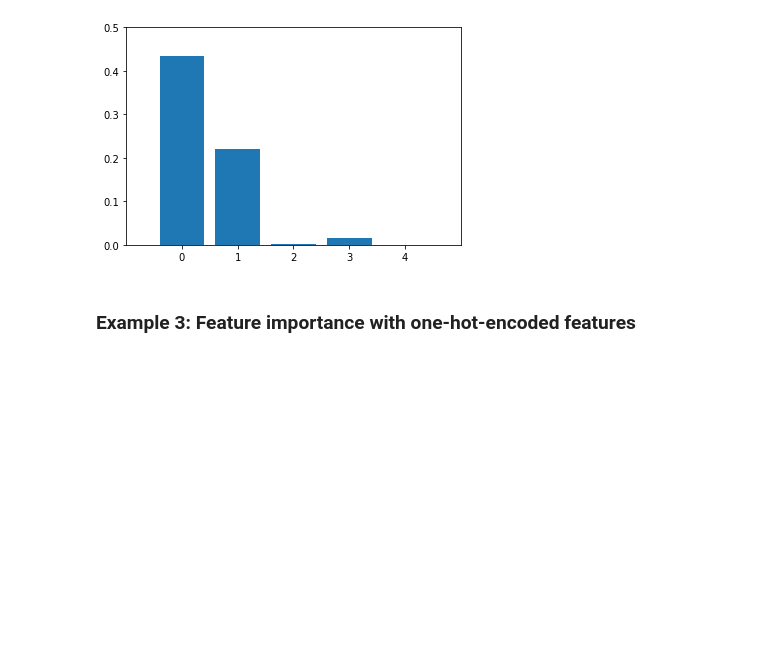
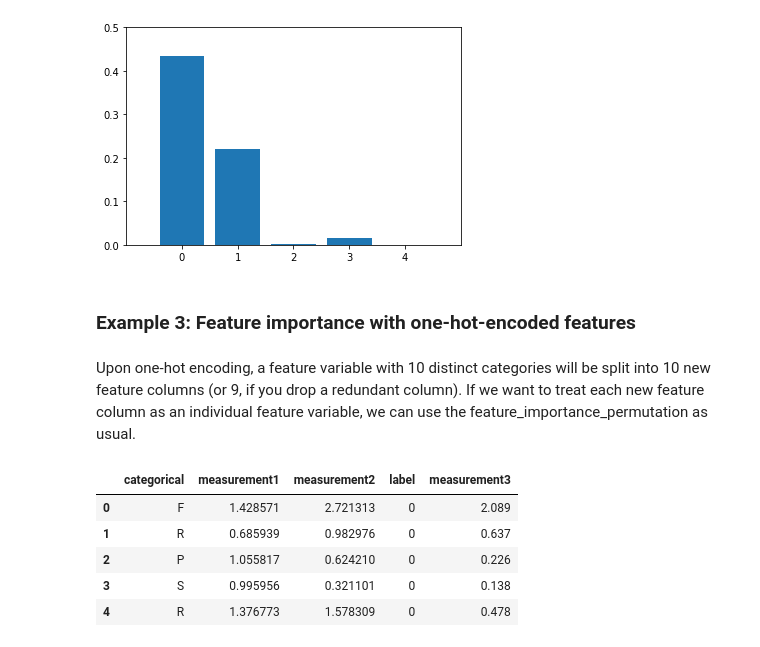
Before and after one commit to SamanAshtiani/feature_importance_permutation, a Jupyter notebook: feature_imprtance_permutation.ipynb, the cells around one changed output. Cells and saved outputs as stored; diff of their text form; code cells hidden in the pictures; blank space fills up the shorter version.

```diff
--- a/feature_imprtance_permutation.ipynb
+++ b/feature_imprtance_permutation.ipynb
@@ -200,3 +200,18 @@ plt.show()
 [figure]
 # %% [markdown]
 ### Example 3: Feature importance with one-hot-encoded features
+# %% [markdown]
+Upon one-hot encoding, a feature variable with 10 distinct categories will be split into 10 new feature columns (or 9, if you drop a redundant column). If we want to treat each new feature column as an individual feature variable,
+we can use the feature_importance_permutation as usual.
+# %%
+import pandas as pd
+
+df_data = pd.read_csv('onehot_numeric_mixed_data.csv')
+df_data.head()
+# %% [output]
+|  | categorical | measurement1 | measurement2 | label | measurement3 |
+| 0 | F | 1.428571 | 2.721313 | 0 | 2.089 |
+| 1 | R | 0.685939 | 0.982976 | 0 | 0.637 |
+| 2 | P | 1.055817 | 0.624210 | 0 | 0.226 |
+| 3 | S | 0.995956 | 0.321101 | 0 | 0.138 |
+| 4 | R | 1.376773 | 1.578309 | 0 | 0.478 |
```
Also changed, not shown: parts of 11 cells of this notebook.
